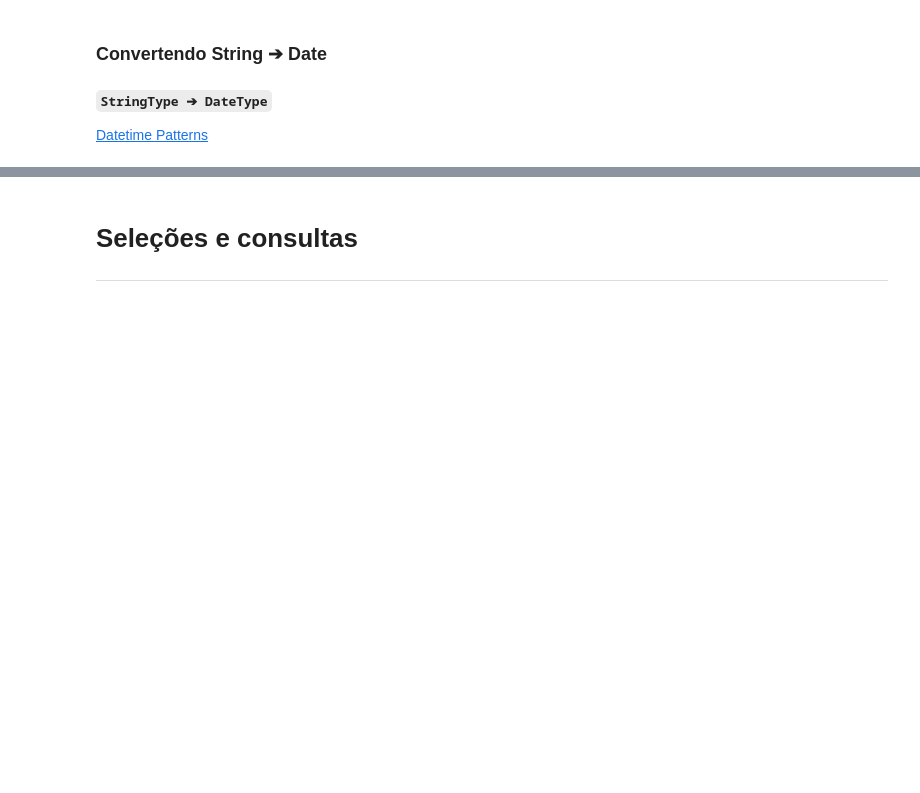
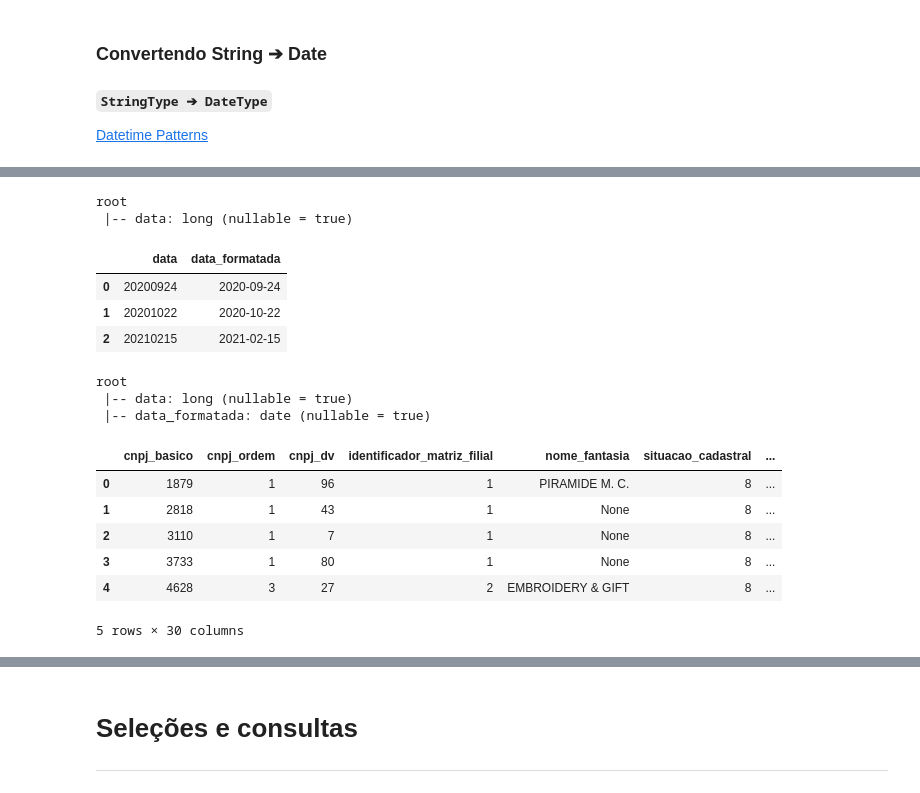
Before and after one commit to Jgonsan/Spark, a Jupyter notebook: aula0_projeto_spark.ipynb, the cells around one changed output, grey strips where cells are left out. Saved outputs shown, nothing was run; the diff lists cells and outputs as text; code cells hidden in the pictures; blank space fills up the shorter version.

```diff
--- a/aula0_projeto_spark.ipynb
+++ b/aula0_projeto_spark.ipynb
@@ -235,0 +260,3 @@ drive.mount('/content/drive')
+# %%
+path = '/home/jgonsan/Documents/dev/github/Spark/data_set/estabelecimentos'
+estabelecimentos = spark.read.csv(path, sep=';', inferSchema=True)
@@ -242,3 +324,8 @@ drive.mount('/content/drive')
 ### Renomeando as colunas do DataFrame
 # %%
 empresasColNames = ['cnpj_basico', 'razao_social_nome_empresarial', 'natureza_juridica', 'qualificacao_do_responsavel', 'capital_social_da_empresa', 'porte_da_empresa', 'ente_federativo_responsavel']
+# %%
+for index, colName in enumerate(empresasColNames):
+    empresas = empresas.withColumnRenamed(f"_c{index}", colName)
+
+empresas.columns
@@ -245,2 +340,7 @@ empresasColNames = ['cnpj_basico', 'razao_social_nome_empresarial', 'natureza_ju
 # %%
 estabsColNames = ['cnpj_basico', 'cnpj_ordem', 'cnpj_dv', 'identificador_matriz_filial', 'nome_fantasia', 'situacao_cadastral', 'data_situacao_cadastral', 'motivo_situacao_cadastral', 'nome_da_cidade_no_exterior', 'pais', 'data_de_inicio_atividade', 'cnae_fiscal_principal', 'cnae_fiscal_secundaria', 'tipo_de_logradouro', 'logradouro', 'numero', 'complemento', 'bairro', 'cep', 'uf', 'municipio', 'ddd_1', 'telefone_1', 'ddd_2', 'telefone_2', 'ddd_do_fax', 'fax', 'correio_eletronico', 'situacao_especial', 'data_da_situacao_especial']
+# %%
+for index, colName in enumerate(estabsColNames):
+    estabelecimentos = estabelecimentos.withColumnRenamed(f"_c{index}", colName)
+
+estabelecimentos.columns
@@ -271,0 +486,29 @@ df.toPandas()
+# %%
+df.printSchema()
+# %% [output]
+root
+ |-- data: long (nullable = true)
+# %%
+df = df.withColumn('data_formatada', F.to_date(F.col('data').cast(StringType()), 'yyyyMMdd'))
+df.toPandas()
+# %% [output]
+|  | data | data_formatada |
+| 0 | 20200924 | 2020-09-24 |
+| 1 | 20201022 | 2020-10-22 |
+| 2 | 20210215 | 2021-02-15 |
+# %%
+df.printSchema()
+# %% [output]
+root
+ |-- data: long (nullable = true)
+ |-- data_formatada: date (nullable = true)
+# %%
+estabelecimentos.limit(5).toPandas()
+# %% [output]
+|  | cnpj_basico | cnpj_ordem | cnpj_dv | identificador_matriz_filial | nome_fantasia | situacao_cadastral | ... |
+| 0 | 1879 | 1 | 96 | 1 | PIRAMIDE M. C. | 8 | ... |
+| 1 | 2818 | 1 | 43 | 1 | None | 8 | ... |
+| 2 | 3110 | 1 | 7 | 1 | None | 8 | ... |
+| 3 | 3733 | 1 | 80 | 1 | None | 8 | ... |
+| 4 | 4628 | 3 | 27 | 2 | EMBROIDERY & GIFT | 8 | ... |
+5 rows × 30 columns
```
Also changed, not shown: parts of 42 cells of this notebook, 33 other files.
